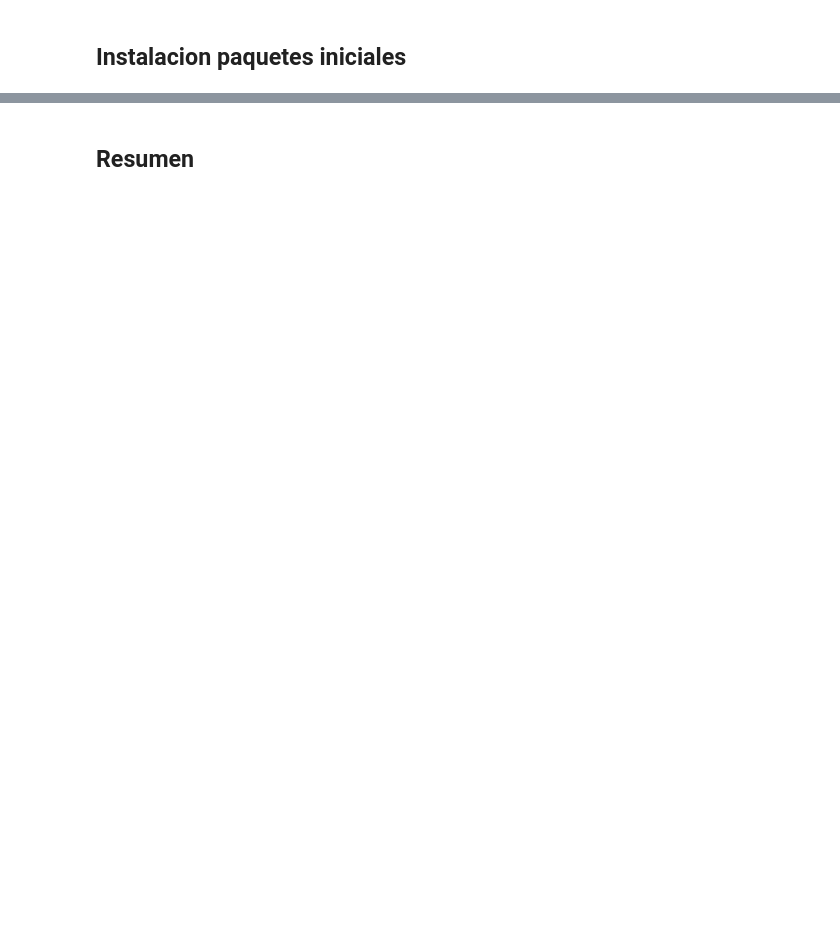
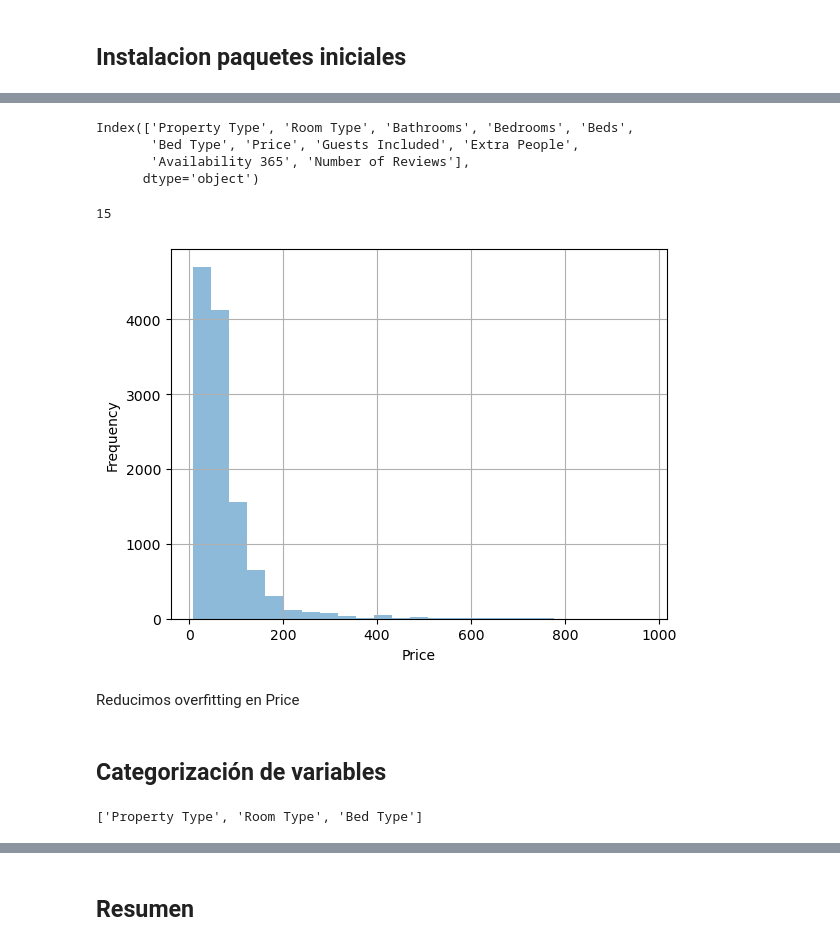
Before and after one commit to MiguelPeFr/IA-FullStack, a Jupyter notebook: MachineLearning/practica/practica.ipynb, the cells around one changed output, grey strips where cells are left out. Drawn from its saved outputs; the diff is of its cells as text; code cells hidden in the pictures; blank space fills up the shorter version.

```diff
--- a/MachineLearning/practica/practica.ipynb
+++ b/MachineLearning/practica/practica.ipynb
@@ -533,0 +40,2 @@ best parameters: {'learning_rate': 0.1, 'n_estimators': 500}
+# %%
+df = pd.read_csv('./train.csv', sep=';', decimal='.')
@@ -533,0 +44,17 @@ best parameters: {'learning_rate': 0.1, 'n_estimators': 500}
+# %%
+# Elimino columnas que no puedo estudiar o no necesito
+airbnb_drop = ["ID", "Listing Url", "Scrape ID", "Last Scraped", "Name", "Summary", "Host URL", "Host About", "Host Response Time",
+                            "Space", "Description", "Neighborhood Overview", "Notes", "Transit", "Access", "Interaction", "House Rules",
+                            "Thumbnail Url", "Medium Url", "Picture Url", "XL Picture Url", "Host ID", "Host Name", "Host Since",
+                            "Host Location", "Host Thumbnail Url", "Host Neighbourhood", "Host Verifications", "Street",
+                            "Neighbourhood", "Neighbourhood Cleansed", "State", "Country Code", "Country",
+                            "Square Feet", "Weekly Price", "Monthly Price", "Has Availability", "Calendar last Scraped", "First Review",
+                            "First Review", "Last Review", "License", "Jurisdiction Names", "Geolocation", "Neighbourhood",
+                            "Host Picture Url", "Availability 30", "Availability 60", "Availability 90", "Review Scores Accuracy",
+                            "Host Acceptance Rate", "Smart Location", "Zipcode", "City", "Amenities", "Calendar Updated", "Security Deposit",
+                            "Host Listings Count", "Cleaning Fee", "Calculated host listings count", "Features", "Market", "Neighbourhood Group Cleansed",
+                            "Host Response Rate", "Experiences Offered", "Minimum Nights", "Maximum Nights", "Host Total Listings Count"
+                            ,"Cancellation Policy", "Accommodates", "Latitude", "Longitude", "Review Scores Rating", "Review Scores Cleanliness", "Review Scores Checkin",
+                       "Review Scores Communication", "Review Scores Location", "Review Scores Value", "Reviews per Month"]
+
+df.drop(airbnb_drop, axis=1, inplace=True)
@@ -533,0 +91,18 @@ best parameters: {'learning_rate': 0.1, 'n_estimators': 500}
+# %%
+df.columns
+# %% [output]
+Index(['Property Type', 'Room Type', 'Bathrooms', 'Bedrooms', 'Beds',
+       'Bed Type', 'Price', 'Guests Included', 'Extra People',
+       'Availability 365', 'Number of Reviews'],
+      dtype='object')
+# %%
+print(df["Price"].isna().sum())
+df['Price'].plot.hist(alpha=0.5, bins=25, grid = True)
+plt.xlabel('Price')
+
+plt.show()
+# %% [output]
+15
+[figure, added]
+# %% [markdown]
+Reducimos overfitting en Price
@@ -533,0 +111,2 @@ best parameters: {'learning_rate': 0.1, 'n_estimators': 500}
+# %% [markdown]
+## Categorización de variables
@@ -533,0 +116,4 @@ best parameters: {'learning_rate': 0.1, 'n_estimators': 500}
+# %%
+list(df.select_dtypes(include=['object']).columns)
+# %% [output]
+['Property Type', 'Room Type', 'Bed Type']
```
Also changed, not shown: parts of 84 cells of this notebook, 3 other files.
